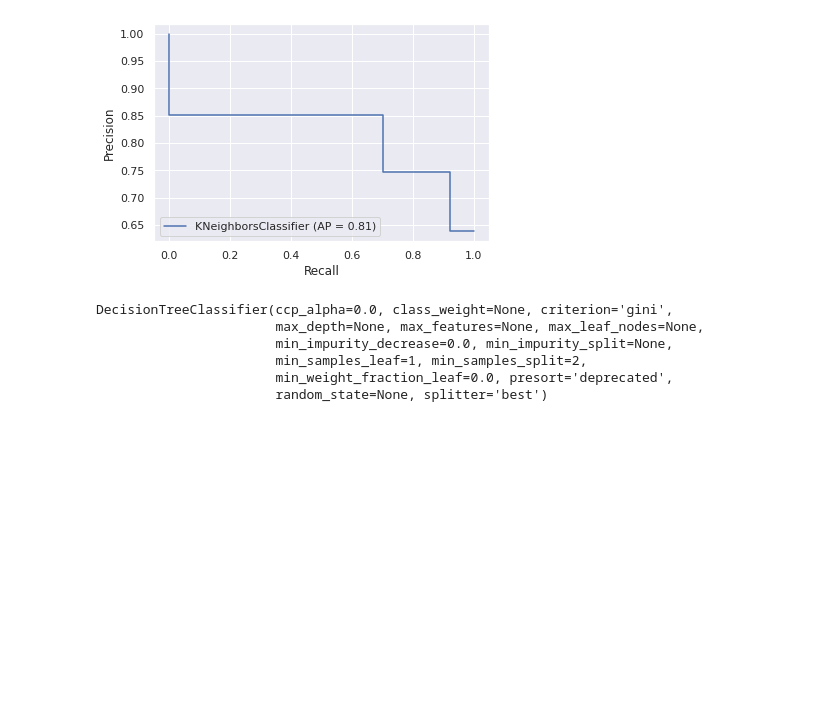
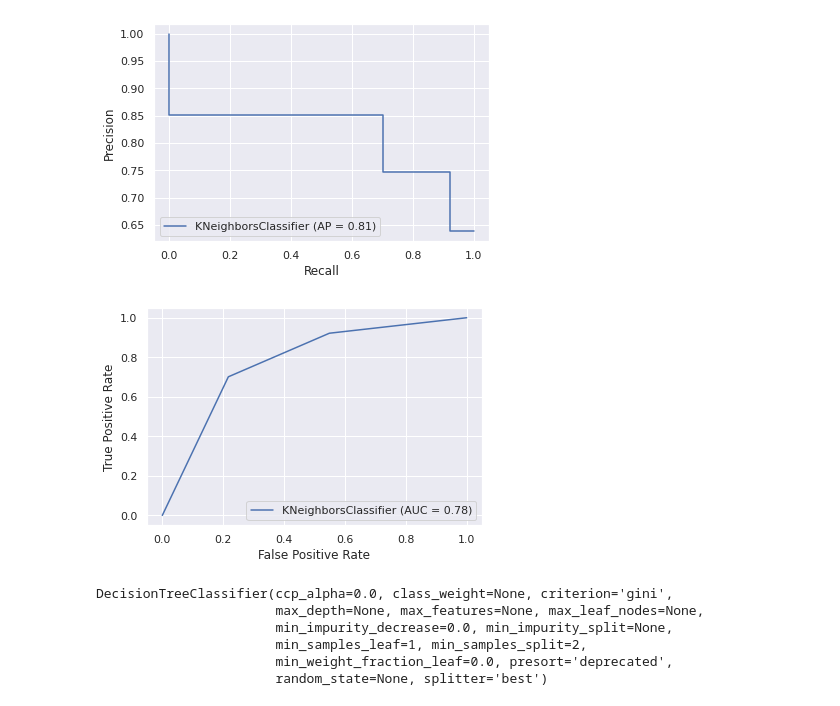
Before and after one commit to vibhor2mathur/Kaggle, a Jupyter notebook: WineQualityPrediction.ipynb, the cells around one changed output. Saved outputs shown, nothing was run; the diff lists cells and outputs as text; code cells hidden in the pictures; blank space fills up the shorter version.

```diff
--- a/WineQualityPrediction.ipynb
+++ b/WineQualityPrediction.ipynb
@@ -419,6 +429,10 @@ from sklearn.metrics import plot_precision_recall_curve
 disp = plot_precision_recall_curve(reg, X_test, y_test)
 # %% [output]
 [figure]
+# %%
+plot=plot_roc_curve(reg,X_test,y_test)
+# %% [output]
+[figure, added]
 # %%
 from sklearn.tree import DecisionTreeClassifier
 reg=DecisionTreeClassifier()
```
Also changed, not shown: parts of 9 cells of this notebook.
